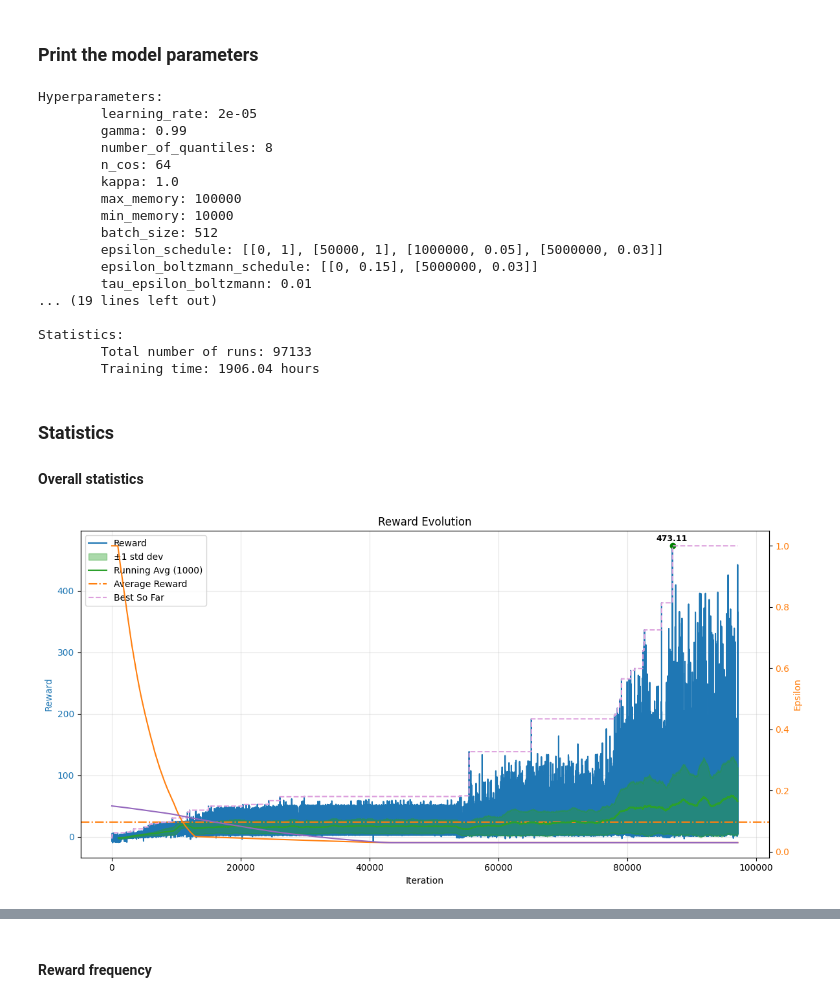
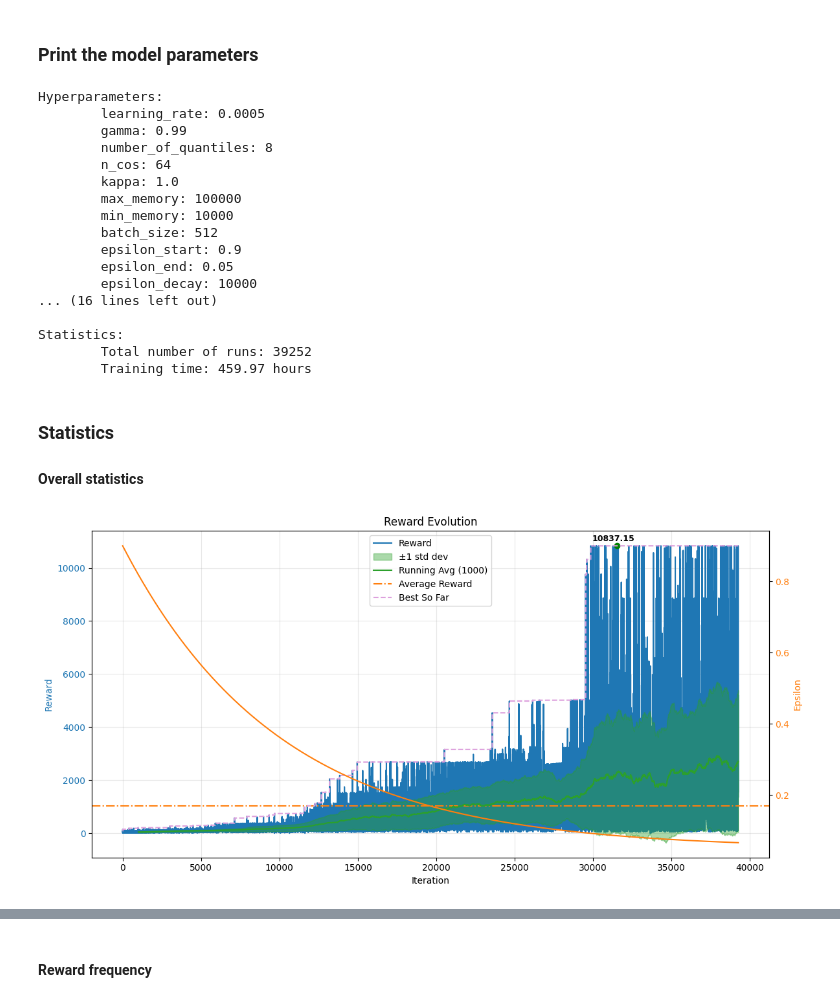
Before and after one commit to OscarJauffret/Tomate-Mozza, a Jupyter notebook: src/utils/plot_stats.ipynb, the cells around one changed output, grey strips where cells are left out. Saved outputs shown, nothing was run; the diff lists cells and outputs as text; code cells hidden in the pictures.

Commit message:
Plot stats backward compat

```diff
--- a/src/utils/plot_stats.ipynb
+++ b/src/utils/plot_stats.ipynb
@@ -8,7 +8,7 @@ import os
 # %% [markdown]
 ### Select the .json file to plot
 # %%
-file_path = "../../models/scaled_reward_4/stats.json"
+file_path = "../../models/goat/stats.json"
 if not os.path.exists(file_path):
     raise FileNotFoundError(f"File not found: {file_path}")
 
@@ -32,7 +32,7 @@ print(f"\tTotal number of runs: {run_dict['statistics']['total number of runs']}
 print(f"\tTraining time: {run_dict['statistics']['training time']['hours']:.2f} hours")
 # %% [output]
 Hyperparameters:
-        learning_rate: 2e-05
+        learning_rate: 0.0005
         gamma: 0.99
         number_of_quantiles: 8
         n_cos: 64
@@ -40,21 +40,32 @@ Hyperparameters:
         max_memory: 100000
         min_memory: 10000
         batch_size: 512
-        epsilon_schedule: [[0, 1], [50000, 1], [1000000, 0.05], [5000000, 0.03]]
-        epsilon_boltzmann_schedule: [[0, 0.15], [5000000, 0.03]]
-        tau_epsilon_boltzmann: 0.01
-... (19 lines left out)
+        epsilon_start: 0.9
+        epsilon_end: 0.05
+        epsilon_decay: 10000
+... (16 lines left out)
 
 Statistics:
-        Total number of runs: 97133
-        Training time: 1906.04 hours
+        Total number of runs: 39252
+        Training time: 459.97 hours
 # %% [markdown]
 ### Statistics
 #### Overall statistics
 # %%
 rewards = [run["reward"] for run in run_dict["runs"]]
-epsilon = [run["epsilon"] for run in run_dict["runs"]]
-epsilon_boltzmann = [run["epsilon_boltzmann"] for run in run_dict["runs"]]
+try:
+    epsilon = [run["epsilon"] for run in run_dict["runs"]]
+    epsilon_boltzmann = [run["epsilon_boltzmann"] for run in run_dict["runs"]]
+except KeyError:
+    epsilon = []
+    eps_start = run_dict["hyperparameters"]["epsilon_start"]
+    number_of_runs = run_dict["statistics"]["total number of runs"]
+    eps_end = run_dict["hyperparameters"]["epsilon_end"]
+    eps_decay = run_dict["hyperparameters"]["epsilon_decay"]
+    for i in range(number_of_runs):
+        e = eps_end + (eps_start - eps_end) * np.exp(-1. * i / eps_decay)
+        epsilon.append(e)
+    epsilon_boltzmann = [0.0] * len(rewards)
 number_of_runs = run_dict["statistics"]["total number of runs"]
 average_reward = run_dict["statistics"]["average reward"]
 best_reward = run_dict["statistics"]["best reward"]
@@ -91,36 +102,38 @@ ax1.fill_between(
 ax1.plot(range(window_size - 1, number_of_runs), running_avg, color='tab:green', linestyle='-', label=f"Running Avg ({window_size})", zorder=3)
 
 
 ax1.axhline(y=average_reward, color='tab:orange', linestyle='-.', label="Average Reward")
 ax1.plot(best_so_far, color='plum', linestyle='--', label="Best So Far")
 
 ax1.scatter(best_iteration, best_reward, color='g')
 ax1.annotate(f"{best_reward:.2f}",
              xy=(best_iteration, best_reward),
              xytext=(-(len(str(f"{best_reward:.2f}"))) // 3 * 9, 5),  # 10 pixels right of the point
              textcoords='offset points',
              fontsize=9,
              color='k',
              weight='bold')
 
 
 # Secondary axis - Epsilon
 ax2 = ax1.twinx()
 color = "tab:orange"
 ax2.set_ylabel("Epsilon", color=color)
 ax2.plot(epsilon, color='tab:orange', label="Epsilon", zorder=1)
-ax2.plot(epsilon_boltzmann, color='tab:purple', label="Epsilon Boltzmann", zorder=1)
+#ax2.plot(epsilon_boltzmann, color='tab:purple', label="Epsilon Boltzmann", zorder=1)
 ax2.tick_params(axis="y", labelcolor=color)
 
 # Add legends
 lines1, labels1 = ax1.get_legend_handles_labels()
-ax1.legend(lines1, labels1, loc='upper left')
+lines2, labels2 = ax2.get_legend_handles_labels()
+lines1 += lines2
+ax1.legend(lines1, labels1, loc='upper center')
 
 plt.title("Reward Evolution")
 plt.tight_layout()
 plt.show()
 # %% [output]
-[figure, old version]
+[figure, new version]
 # %%
 finishes = np.array([run["has_finished"] for run in run_dict["runs"]])
 spawn_points = np.array([run["spawn_point"] for run in run_dict["runs"]])
```
Also changed, not shown: parts of 3 cells of this notebook.
